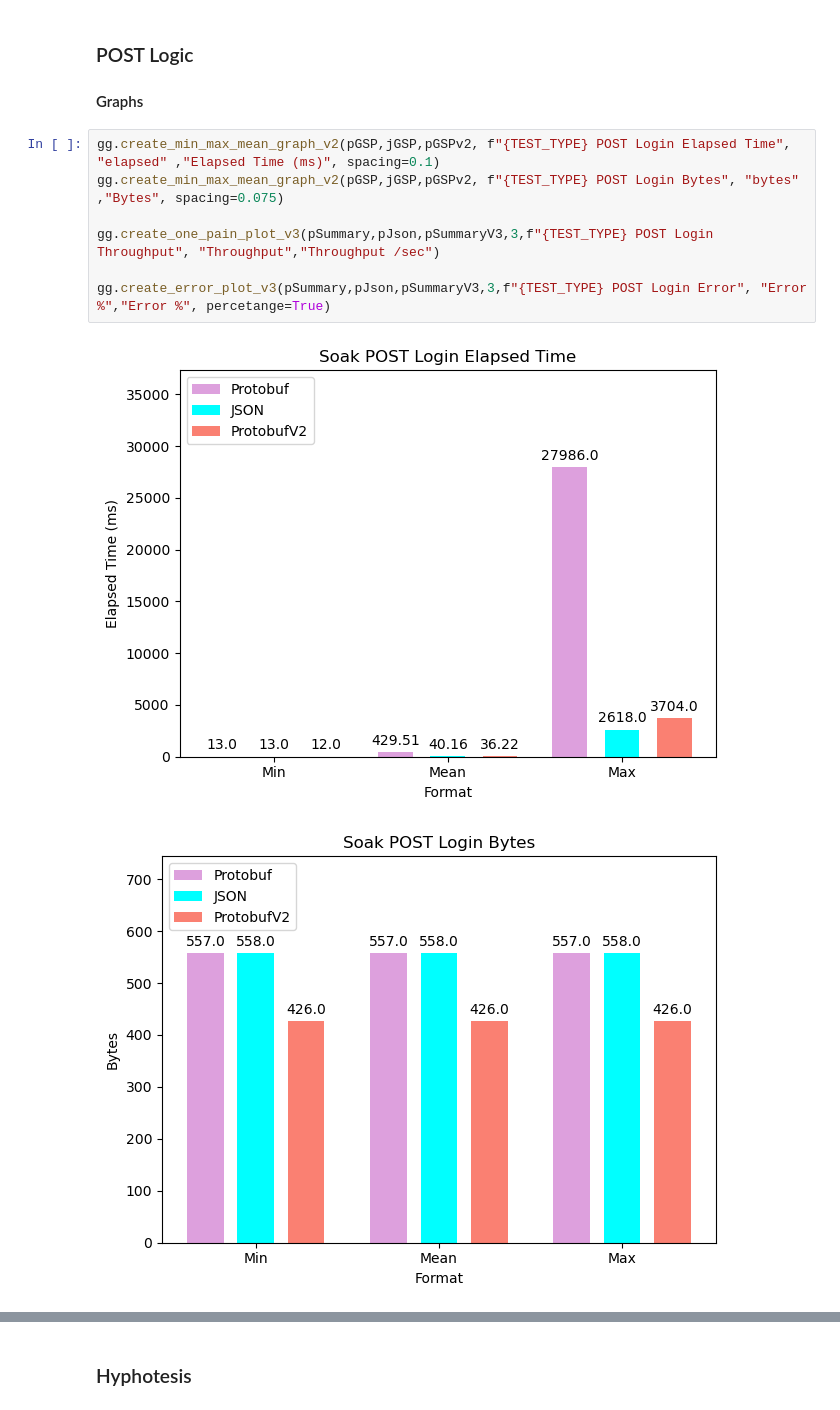
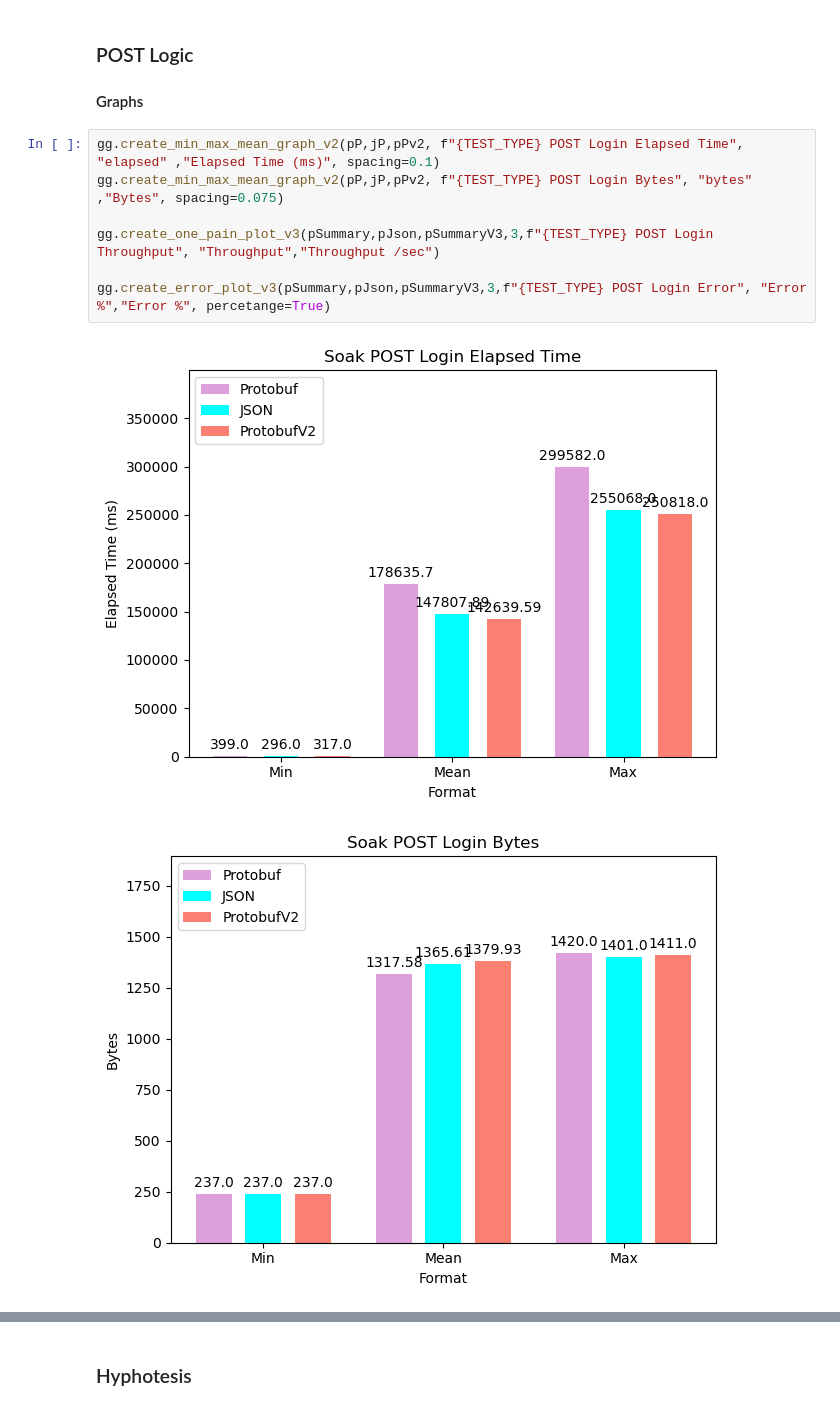
Before and after one commit to tam65r/protobuf-in-REST-aplication, a Jupyter notebook: Data/python/statistical_analysis_v2.ipynb, the cells around one changed output, grey strips where cells are left out. Drawn from its saved outputs; the diff is of its cells as text.

```diff
--- a/Data/python/statistical_analysis_v2.ipynb
+++ b/Data/python/statistical_analysis_v2.ipynb
@@ -548,15 +761,15 @@ p_value - 1.0 > 0.5 - H0 is not rejected, in other words 'Protobuf does not resu
 
 #### Graphs
 # %%
-gg.create_min_max_mean_graph_v2(pGSP,jGSP,pGSPv2, f"{TEST_TYPE} POST Login Elapsed Time", "elapsed" ,"Elapsed Time (ms)", spacing=0.1)
-gg.create_min_max_mean_graph_v2(pGSP,jGSP,pGSPv2, f"{TEST_TYPE} POST Login Bytes", "bytes" ,"Bytes", spacing=0.075)
+gg.create_min_max_mean_graph_v2(pP,jP,pPv2, f"{TEST_TYPE} POST Login Elapsed Time", "elapsed" ,"Elapsed Time (ms)", spacing=0.1)
+gg.create_min_max_mean_graph_v2(pP,jP,pPv2, f"{TEST_TYPE} POST Login Bytes", "bytes" ,"Bytes", spacing=0.075)
 
 gg.create_one_pain_plot_v3(pSummary,pJson,pSummaryV3,3,f"{TEST_TYPE} POST Login Throughput", "Throughput","Throughput /sec")
 
 gg.create_error_plot_v3(pSummary,pJson,pSummaryV3,3,f"{TEST_TYPE} POST Login Error", "Error %","Error %", percetange=True)
 # %% [output]
-[figure, old version]
+[figure, new version]
-[figure, old version]
+[figure, new version]
 [figure]
 [figure]
 # %% [markdown]
```
Also changed, not shown: parts of 25 cells of this notebook, 7 other files.
